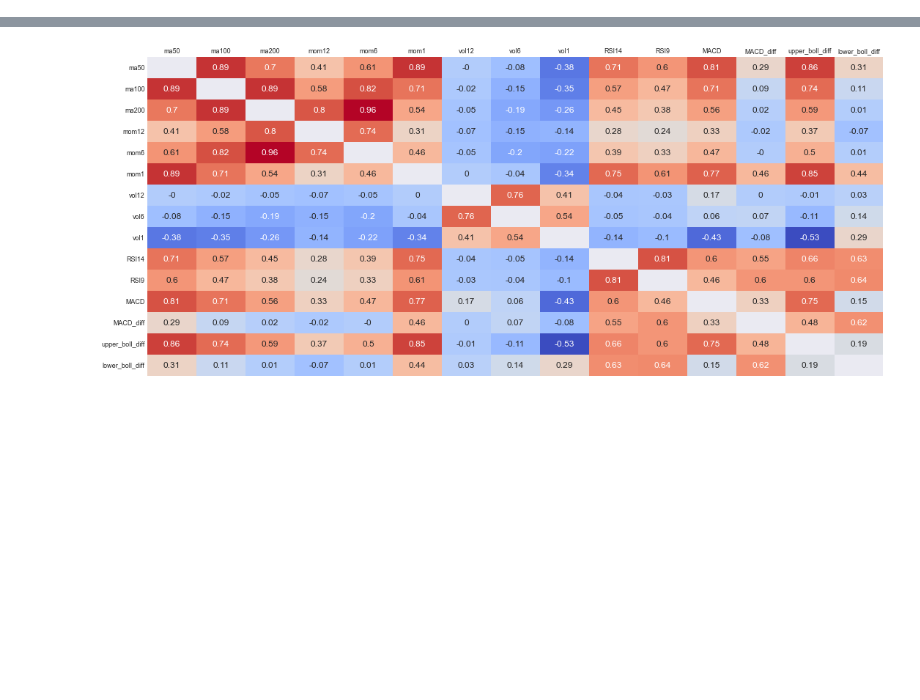
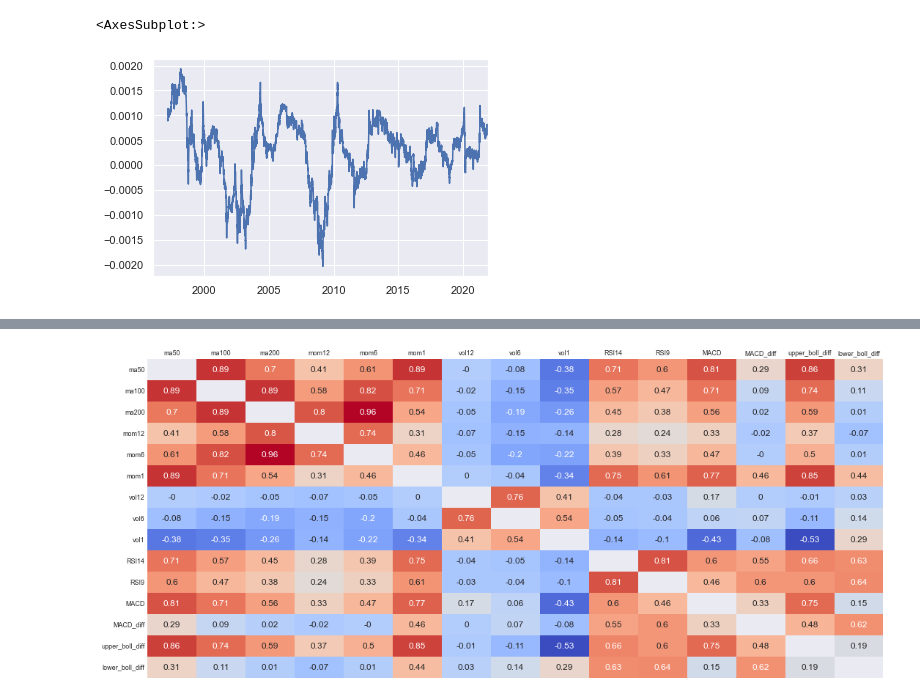
Before and after one commit to lacoupe/BCVS, a Jupyter notebook: SW/size/size.ipynb, the cells around one changed output, grey strips where cells are left out. Drawn from its saved outputs; the diff is of its cells as text; code cells hidden in the pictures; blank space fills up the shorter version.

```diff
--- a/SW/size/size.ipynb
+++ b/SW/size/size.ipynb
@@ -22,5 +39,10 @@ Tickers : ['SPI Index', 'SMCI Index', 'SPIEX Index', 'SPI20 Index']
 # %%
 price, bench_price, df_X = get_price_data()
 daily_returns = price.pct_change().shift(1)
+# %%
+bench_price.rolling(300).apply(lambda x: np.log(x[-1] / x[0]) / len(x)).plot()
+# %% [output]
+<AxesSubplot:>
+[figure, added]
 # %%
 fig, ax = plt.subplots(figsize=(16,6))
```
Also changed, not shown: parts of 11 cells of this notebook, 6 other files.
